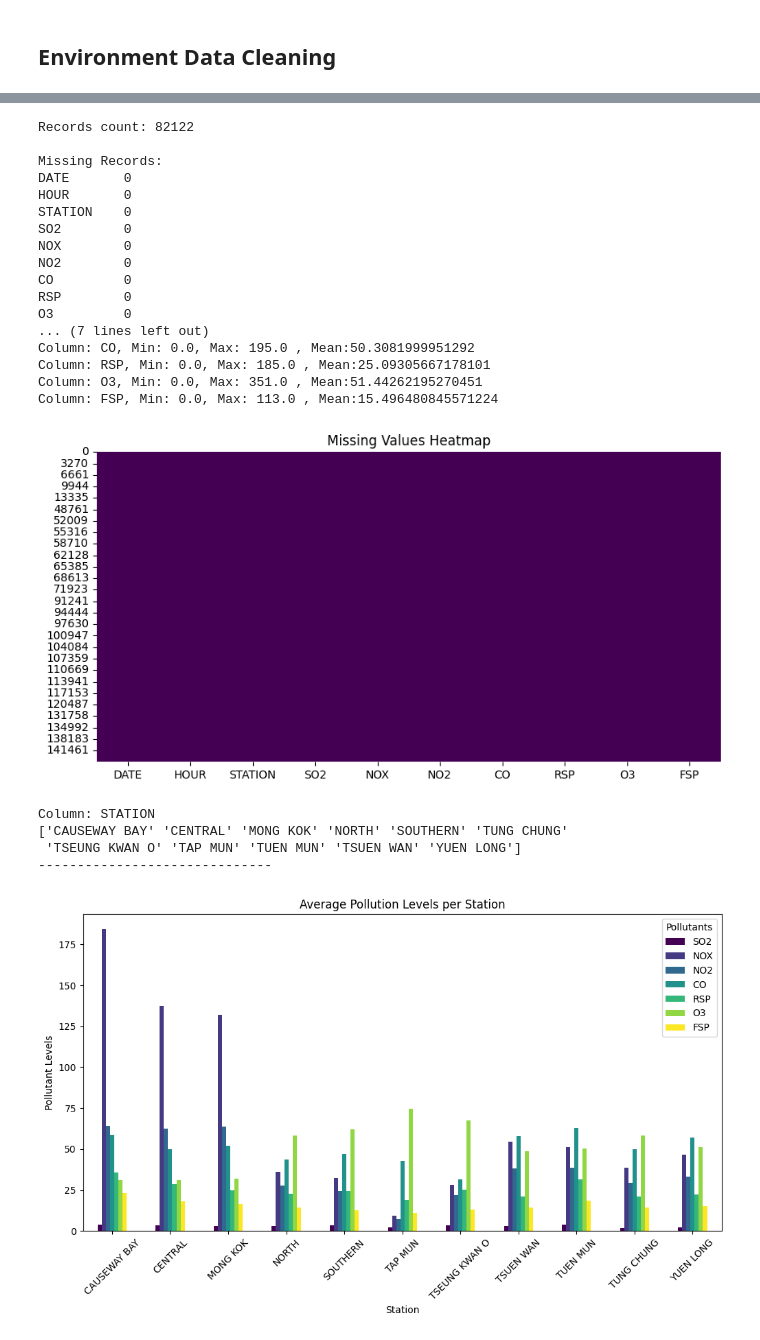
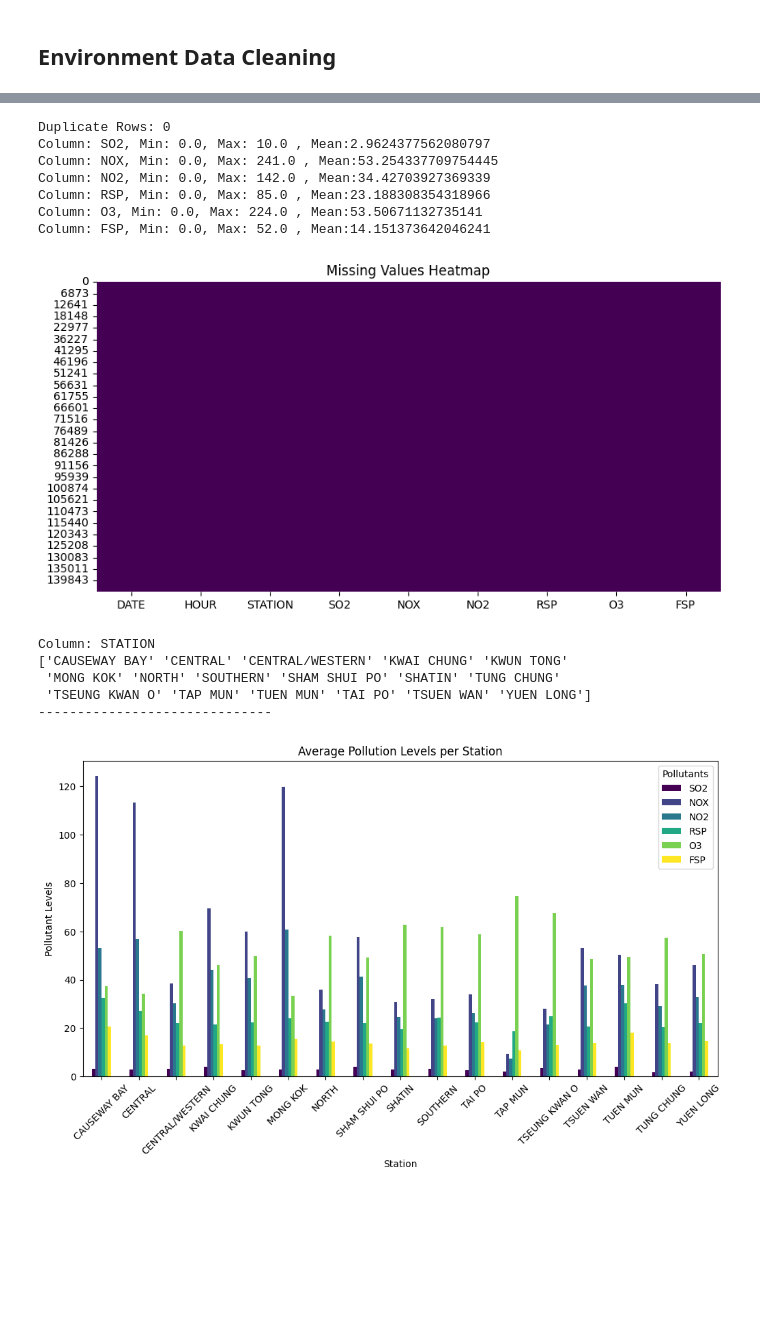
Before and after one commit to jayjirakrit/hku-air-quality-forecasting-data, a Jupyter notebook: script/processing_air_quality.ipynb, the cells around one changed output, grey strips where cells are left out. Drawn from its saved outputs; the diff is of its cells as text; code cells hidden in the pictures; blank space fills up the shorter version.

Commit message:
Add interpolation step to handle missing value

```diff
--- a/script/processing_air_quality.ipynb
+++ b/script/processing_air_quality.ipynb
@@ -5,9 +5,9 @@ def remove_outliers_iqr(df, columns):
     df_filtered = df.copy()
     for col in columns:
         Q1 = df[col].quantile(0.25)
-        Q3 = df[col].quantile(0.95)
+        Q3 = df[col].quantile(0.75)
         IQR = Q3 - Q1
-        filter_mask = (df[col] >= (Q1 - 1.5 * IQR)) & (df[col] <= (Q3 + 1.5 * IQR))
+        filter_mask = (df[col] >= (Q1 - 3 * IQR)) & (df[col] <= (Q3 + 3 * IQR))
         df_filtered = df_filtered[filter_mask]
     return df_filtered
 
@@ -183,7 +189,8 @@ df_gov_aggregated = df_gov_filtered.groupby(["report_datetime", "lamppost_distri
     "no": "mean",
     "no2": "mean",
     "pm25": "mean"
-})
+}).round(0)
+
 
 # Display the first few rows
 print(df_gov_aggregated.head())
@@ -195,8 +202,11 @@ for col in gov_columns:
     print(f"Column: {col}, Min: {min_val}, Max: {max_val} , Mean:{mean}")
 
 
+# Convert station to uppercase
+df_gov_aggregated['lamppost_district_en'] = df_gov_aggregated['lamppost_district_en'].str.upper()
+
 # Change column name
-df_gov_aggregated.rename(columns={'pm25': 'pm2_5'}, inplace=True)
+df_gov_aggregated.rename(columns={'lamppost_district_en': 'station','pm25': 'pm2_5'}, inplace=True)
 
 
 # Total 11 sub district should have 91,344 records for 346 days
@@ -223,15 +233,13 @@ import pandas as pd
 
 
 df_env = pd.read_csv("../data/air_quality_env.csv")
-column_names = ["SO2","NOX","NO2","CO","RSP","O3","FSP"]  # Replace with the actual column name
+column_names = ["SO2","NOX","NO2","RSP","O3","FSP"]  # Replace with the actual column name
 
 # Handle NA string and filter negative value
 for column in column_names:
     df_env[column] = pd.to_numeric(df_env[column], errors='coerce')
     df_env[column] = df_env[column].apply(lambda x: x if x >= 0 else None)
 
-# Replace NaN with None (null)
-# df_env = df_env.dropna()
 
 # Check basic info
 print("Basic Info:")
@@ -323,9 +330,16 @@ Column: FSP, Min: 0.0, Max: 137.0 , Mean:14.58239793384325
 # %% [markdown]
 ## Environment Data Cleaning
 # %%
+# Remove Col CO
+df_env_filtered = df_env.copy()
+df_env_filtered.drop(columns=['CO'], inplace=True)
+print("\nRecords count:",len(df_env_filtered))
+print("\nMissing Records:")
+print(df_env_filtered.isna().sum())
+
 # Remove Outlier
-# df_env_filtered = remove_outliers_quantile(df_env,column_names)
-df_env_filtered = df_env
+df_env_filtered = remove_outliers_iqr(df_env_filtered,column_names)
+# df_env_filtered = df_env
 print(df_env_filtered.info())
 
 # Check outliers using boxplot
@@ -335,16 +349,15 @@ plt.xticks(rotation=90)
 plt.title("Outlier Detection")
 plt.show()
 
+# Remove Duplicates
+df_env_filtered.drop_duplicates(inplace=True)
+print("\nDuplicate Rows:", df_env_filtered.duplicated().sum())
 
-# Remove Null
-df_env_filtered = df_env_filtered.dropna()
-print("\nRecords count:",len(df_env_filtered))
-print("\nMissing Records:")
-print(df_env_filtered.isna().sum())
 
-# Remove Duplicates
-df_gov.drop_duplicates(inplace=True)
-print("\nDuplicate Rows:", df_gov.duplicated().sum())
+# Filling missing value interpolation
+for col in column_names:
+    # Interpolation
+    df_env_filtered[col] = df_env_filtered[col].interpolate(method='linear').round(0)
 
 
 # Iterate through each column and print min/max
@@ -401,26 +413,17 @@ None
-Records count: 82122
-
-Missing Records:
-DATE       0
-HOUR       0
-STATION    0
-SO2        0
-NOX        0
-NO2        0
-CO         0
-RSP        0
-O3         0
-... (7 lines left out)
-Column: CO, Min: 0.0, Max: 195.0 , Mean:50.3081999951292
-Column: RSP, Min: 0.0, Max: 185.0 , Mean:25.09305667178101
-Column: O3, Min: 0.0, Max: 351.0 , Mean:51.44262195270451
-Column: FSP, Min: 0.0, Max: 113.0 , Mean:15.496480845571224
+Duplicate Rows: 0
+Column: SO2, Min: 0.0, Max: 10.0 , Mean:2.9624377562080797
+Column: NOX, Min: 0.0, Max: 241.0 , Mean:53.254337709754445
+Column: NO2, Min: 0.0, Max: 142.0 , Mean:34.42703927369339
+Column: RSP, Min: 0.0, Max: 85.0 , Mean:23.188308354318966
+Column: O3, Min: 0.0, Max: 224.0 , Mean:53.50671132735141
+Column: FSP, Min: 0.0, Max: 52.0 , Mean:14.151373642046241
-[figure, old version]
+[figure, new version]
 Column: STATION
-['CAUSEWAY BAY' 'CENTRAL' 'MONG KOK' 'NORTH' 'SOUTHERN' 'TUNG CHUNG'
- 'TSEUNG KWAN O' 'TAP MUN' 'TUEN MUN' 'TSUEN WAN' 'YUEN LONG']
+['CAUSEWAY BAY' 'CENTRAL' 'CENTRAL/WESTERN' 'KWAI CHUNG' 'KWUN TONG'
+ 'MONG KOK' 'NORTH' 'SOUTHERN' 'SHAM SHUI PO' 'SHATIN' 'TUNG CHUNG'
+ 'TSEUNG KWAN O' 'TAP MUN' 'TUEN MUN' 'TAI PO' 'TSUEN WAN' 'YUEN LONG']
 ------------------------------
-[figure, old version]
+[figure, new version]
 # %%
 ## Environment Data Transformation
 # %%
```
Also changed, not shown: parts of 6 cells of this notebook, 4 other files.
